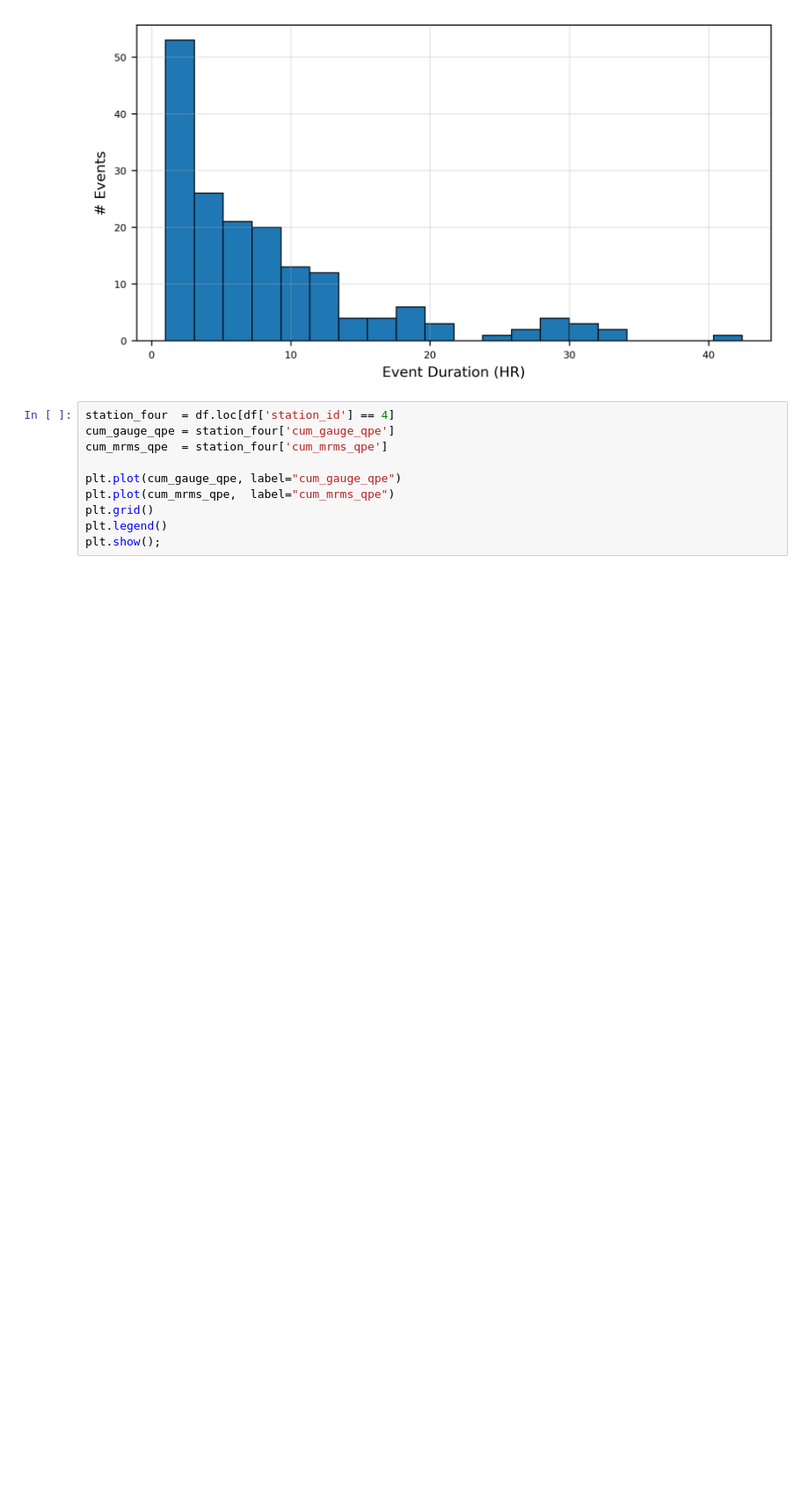
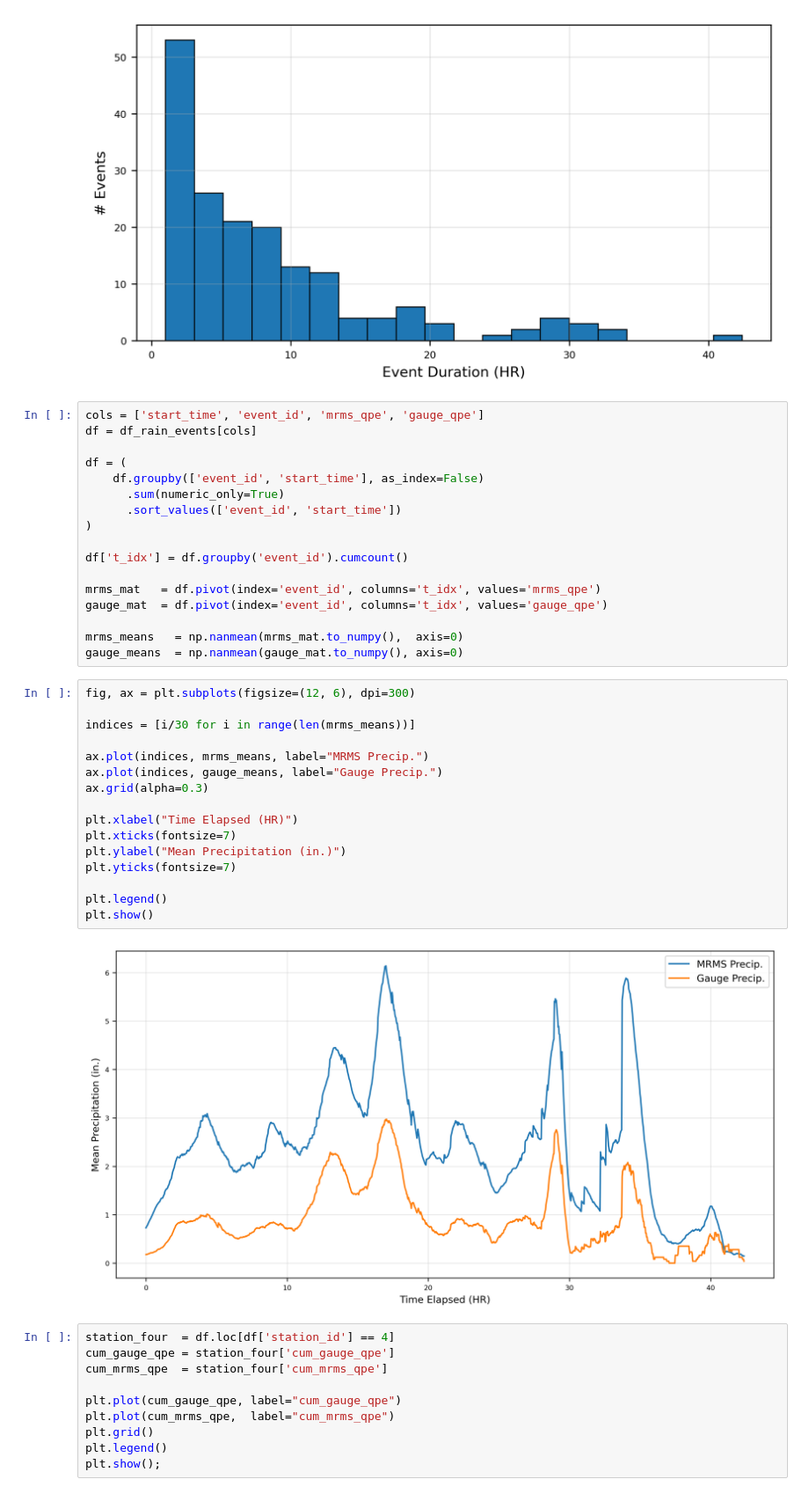
Before and after one commit to leharris3/ccrfcd-gauge-grids, a Jupyter notebook: notebooks/analysis.ipynb, the cells around one changed output. Shown: that part at 88% size. Drawn from its saved outputs; the diff is of its cells as text; blank space fills up the shorter version.

Commit message:
plots

```diff
--- a/notebooks/analysis.ipynb
+++ b/notebooks/analysis.ipynb
@@ -238,6 +238,41 @@ plt.yticks(fontsize=7)
 plt.show()
 # %% [output]
 [figure]
+# %%
+cols = ['start_time', 'event_id', 'mrms_qpe', 'gauge_qpe']
+df = df_rain_events[cols]
+
+df = (
+    df.groupby(['event_id', 'start_time'], as_index=False)
+      .sum(numeric_only=True)
+      .sort_values(['event_id', 'start_time'])
+)
+
+df['t_idx'] = df.groupby('event_id').cumcount()
+
+mrms_mat   = df.pivot(index='event_id', columns='t_idx', values='mrms_qpe')
+gauge_mat  = df.pivot(index='event_id', columns='t_idx', values='gauge_qpe')
+
+mrms_means   = np.nanmean(mrms_mat.to_numpy(),  axis=0)
+gauge_means  = np.nanmean(gauge_mat.to_numpy(), axis=0)
+# %%
+fig, ax = plt.subplots(figsize=(12, 6), dpi=300)
+
+indices = [i/30 for i in range(len(mrms_means))]
+
+ax.plot(indices, mrms_means, label="MRMS Precip.")
+ax.plot(indices, gauge_means, label="Gauge Precip.")
+ax.grid(alpha=0.3)
+
+plt.xlabel("Time Elapsed (HR)")
+plt.xticks(fontsize=7)
+plt.ylabel("Mean Precipitation (in.)")
+plt.yticks(fontsize=7)
+
+plt.legend()
+plt.show()
+# %% [output]
+[figure, added]
 # %%
 station_four  = df.loc[df['station_id'] == 4]
 cum_gauge_qpe = station_four['cum_gauge_qpe']
```
